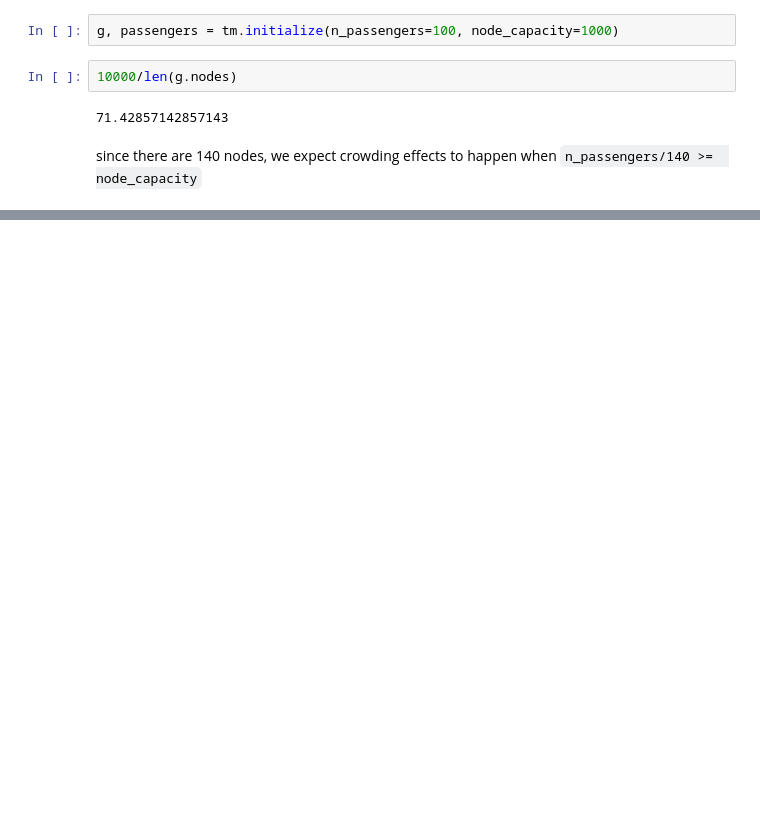
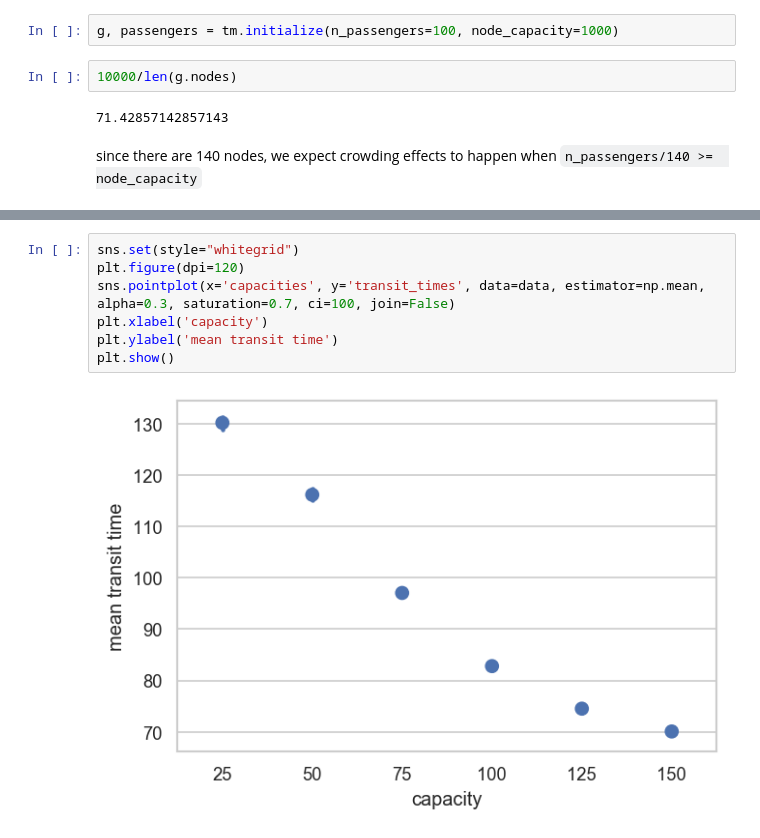
Before and after one commit to atravitz/transit_models, a Jupyter notebook: 3.1-station_capacity.ipynb, the cells around one changed output, grey strips where cells are left out. Cells and saved outputs as stored; diff of their text form; blank space fills up the shorter version.

```diff
--- a/3.1-station_capacity.ipynb
+++ b/3.1-station_capacity.ipynb
@@ -77,0 +81,9 @@ plt.show()
+# %%
+sns.set(style="whitegrid")
+plt.figure(dpi=120)
+sns.pointplot(x='capacities', y='transit_times', data=data, estimator=np.mean, alpha=0.3, saturation=0.7, ci=100, join=False)
+plt.xlabel('capacity')
+plt.ylabel('mean transit time')
+plt.show()
+# %% [output]
+[figure, added]
```
Also changed, not shown: parts of 4 cells of this notebook, 4 other files.
